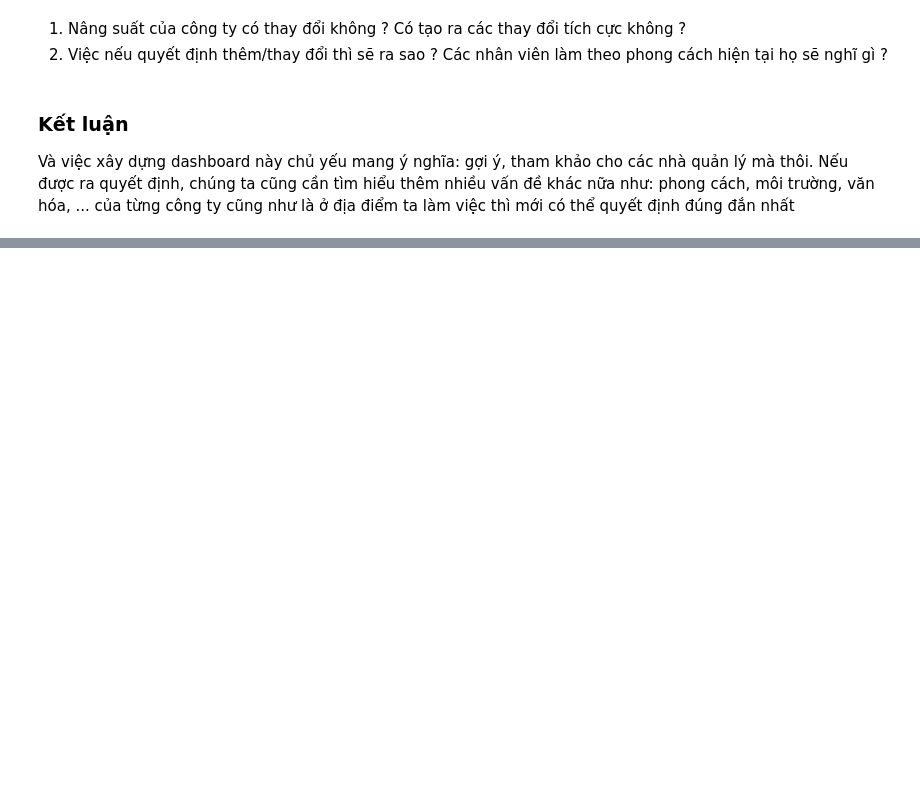
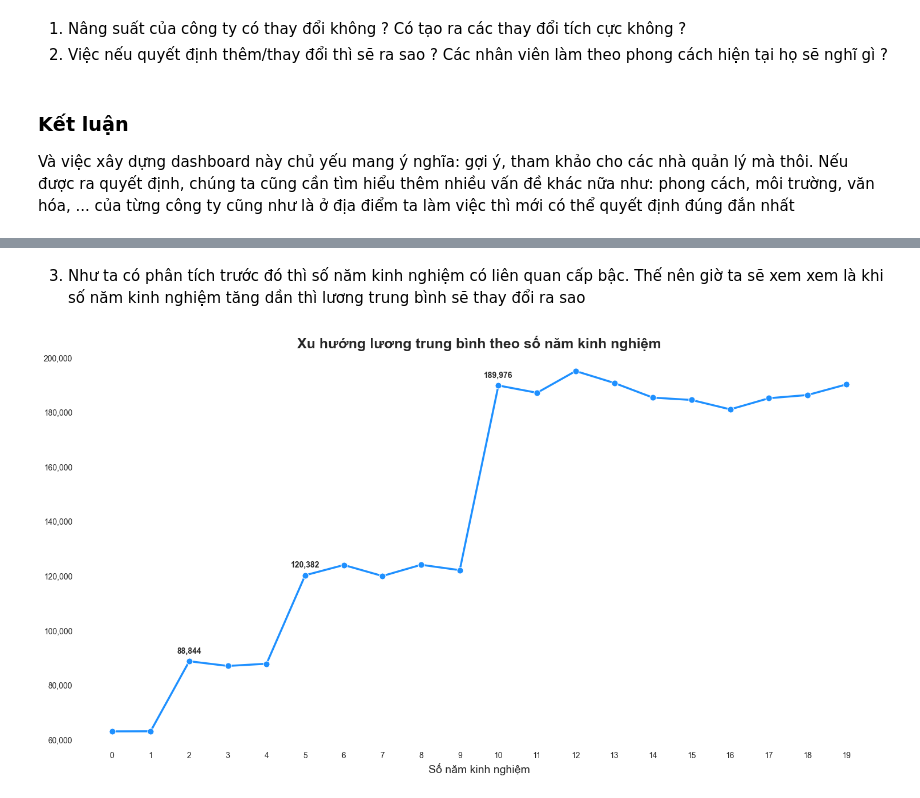
Before and after one commit to thethien8a/Machine-Learning-Project, a Jupyter notebook: Linear Regression/project_1.ipynb, the cells around one changed output, grey strips where cells are left out. Cells and saved outputs as stored; diff of their text form; code cells hidden in the pictures; blank space fills up the shorter version.

```diff
--- a/Linear Regression/project_1.ipynb
+++ b/Linear Regression/project_1.ipynb
@@ -793,0 +916,51 @@ Và việc xây dựng dashboard này chủ yếu mang ý nghĩa: gợi ý, tham
+# %% [markdown]
+3. Như ta có phân tích trước đó thì số năm kinh nghiệm có liên quan cấp bậc. Thế nên giờ ta sẽ xem xem là khi số năm kinh nghiệm tăng dần thì lương trung bình sẽ thay đổi ra sao
+# %%
+from matplotlib.ticker import FuncFormatter
+
+# 1. Nhóm dữ liệu và tính lương trung bình
+avg_salary_by_exp = df.groupby('years_experience')['salary_usd'].mean().reset_index()
+
+# 2. Thiết lập biểu đồ
+plt.figure(figsize=(15, 8))
+sns.set_style("white")
+
+# 3. Vẽ lineplot
+line_ax = sns.lineplot(
+    data=avg_salary_by_exp,
+    x='years_experience',
+    y='salary_usd',
+    marker='o',
+    markersize=8,
+    linewidth=2.5,
+    color='dodgerblue'
+)
+
+# 4. Thêm số liệu ở các điểm cụ thể
+highlight_years = [2, 5, 10]
+for year in highlight_years:
+    salary_value = avg_salary_by_exp[avg_salary_by_exp['years_experience'] == year]['salary_usd']
+    if not salary_value.empty:
+        plt.annotate(f'{int(salary_value.iloc[0]):,}',
+                    xy=(year, salary_value.iloc[0]),
+                    xytext=(0, 10),
+                    textcoords='offset points',
+                    ha='center',
+                    fontsize=10,
+                    fontweight='bold')
+
+# 5. Tinh chỉnh biểu đồ
+plt.title('Xu hướng lương trung bình theo số năm kinh nghiệm', fontsize=18, fontweight='bold')
+plt.xlabel('Số năm kinh nghiệm', fontsize=14)
+plt.ylabel('')  # Bỏ title trục y
+
+# Format trục y
+line_ax.get_yaxis().set_major_formatter(FuncFormatter(lambda x, p: format(int(x), ',')))
+
+plt.xticks(ticks=range(int(avg_salary_by_exp['years_experience'].min()), int(avg_salary_by_exp['years_experience'].max()) + 1))
+plt.grid(False)
+sns.despine()
+plt.tight_layout()
+plt.show()
+# %% [output]
+[figure, added]
```
Also changed, not shown: parts of 17 cells of this notebook, 1 other file.
